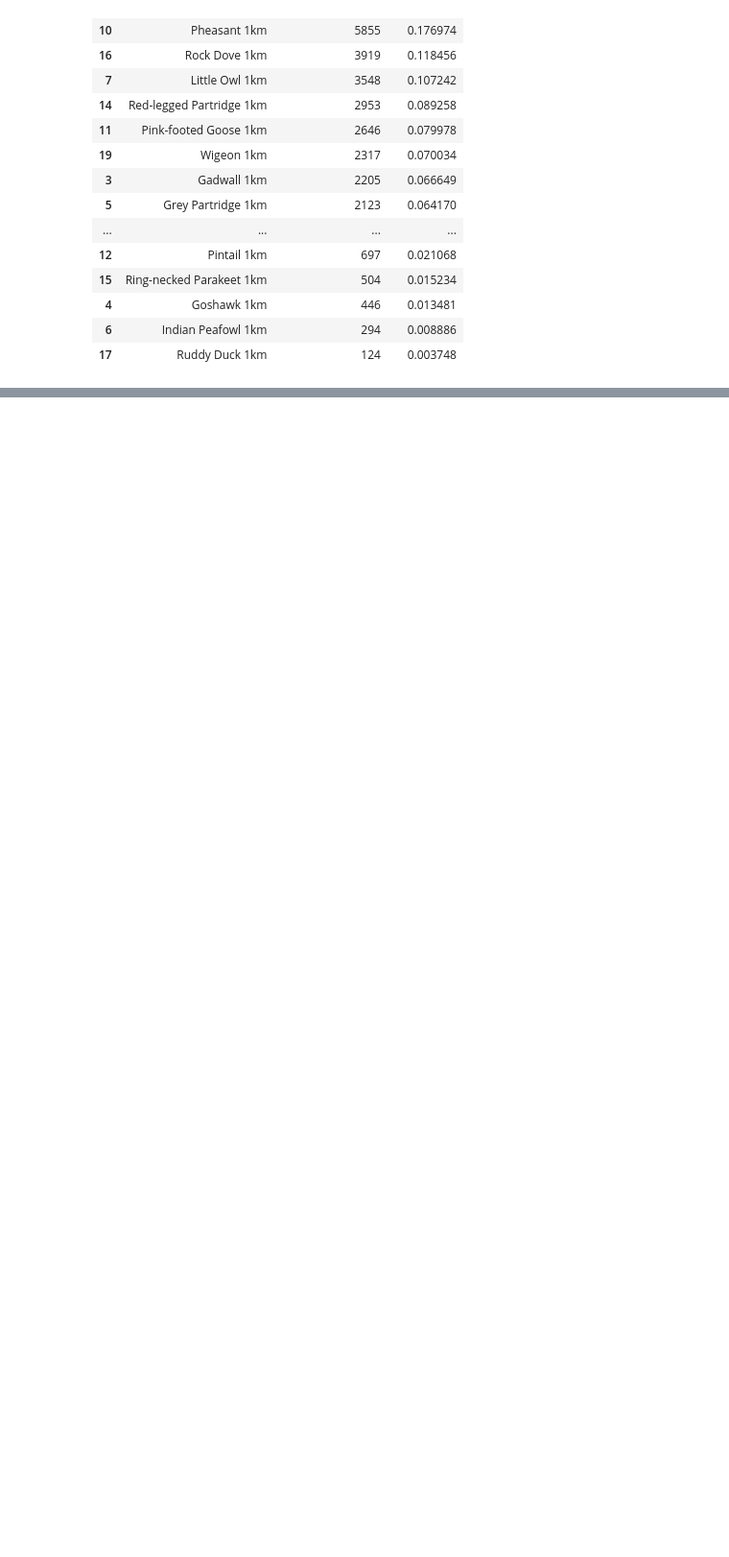
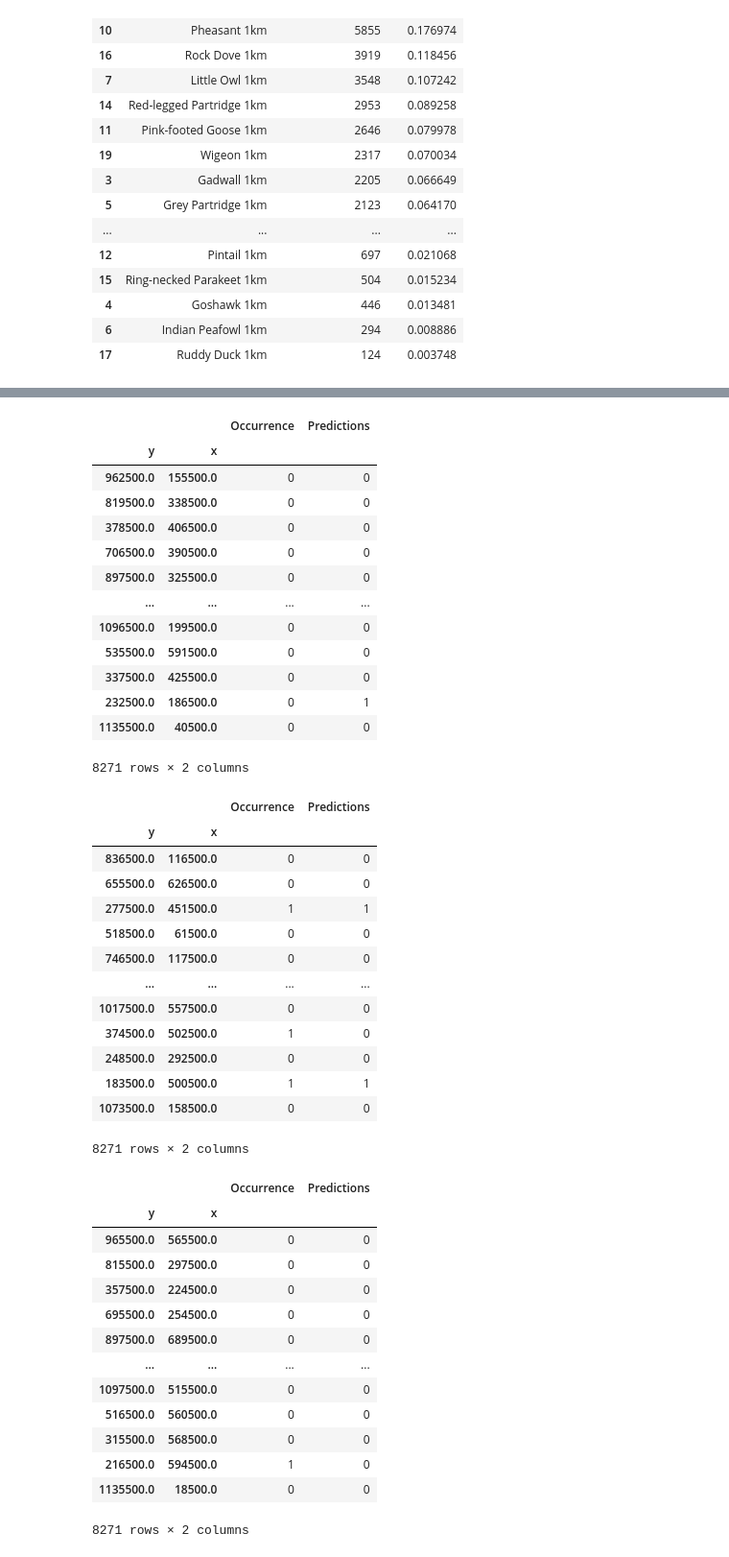
Before and after one commit to TimmoTismo/Invasive-Species-Distribution-Modelling, a Jupyter notebook: 1km_individual_species_model.ipynb, the cells around one changed output, grey strips where cells are left out. Shown: that part at 96% size. Saved outputs shown, nothing was run; the diff lists cells and outputs as text; code cells hidden in the pictures; blank space fills up the shorter version.

```diff
--- a/1km_individual_species_model.ipynb
+++ b/1km_individual_species_model.ipynb
@@ -510,0 +568,52 @@ Wigeon 1km
+# %%
+# Export predictions to CSV for QGIS
+RESULTS_PATH = 'Datasets/Machine Learning/Results/1km/'
+for dict in df_dicts:
+    # Join with y_test datafram
+    result_df = dict['y_test']
+    result_df['Predictions'] = dict['predictions_smote']
+    display(result_df)
+    result_df.to_csv(RESULTS_PATH + dict['name'] + '.csv')
+# %% [output]
+|  |  | Occurrence | Predictions |
+| y | x |  |  |
+| 962500.0 | 155500.0 | 0 | 0 |
+| 819500.0 | 338500.0 | 0 | 0 |
+| 378500.0 | 406500.0 | 0 | 0 |
+| 706500.0 | 390500.0 | 0 | 0 |
+| 897500.0 | 325500.0 | 0 | 0 |
+| ... | ... | ... | ... |
+| 1096500.0 | 199500.0 | 0 | 0 |
+| 535500.0 | 591500.0 | 0 | 0 |
+| 337500.0 | 425500.0 | 0 | 0 |
+| 232500.0 | 186500.0 | 0 | 1 |
+| 1135500.0 | 40500.0 | 0 | 0 |
+8271 rows × 2 columns
+|  |  | Occurrence | Predictions |
+| y | x |  |  |
+| 836500.0 | 116500.0 | 0 | 0 |
+| 655500.0 | 626500.0 | 0 | 0 |
+| 277500.0 | 451500.0 | 1 | 1 |
+| 518500.0 | 61500.0 | 0 | 0 |
+| 746500.0 | 117500.0 | 0 | 0 |
+| ... | ... | ... | ... |
+| 1017500.0 | 557500.0 | 0 | 0 |
+| 374500.0 | 502500.0 | 1 | 0 |
+| 248500.0 | 292500.0 | 0 | 0 |
+| 183500.0 | 500500.0 | 1 | 1 |
+| 1073500.0 | 158500.0 | 0 | 0 |
+8271 rows × 2 columns
+|  |  | Occurrence | Predictions |
+| y | x |  |  |
+| 965500.0 | 565500.0 | 0 | 0 |
+| 815500.0 | 297500.0 | 0 | 0 |
+| 357500.0 | 224500.0 | 0 | 0 |
+| 695500.0 | 254500.0 | 0 | 0 |
+| 897500.0 | 689500.0 | 0 | 0 |
+| ... | ... | ... | ... |
+| 1097500.0 | 515500.0 | 0 | 0 |
+| 516500.0 | 560500.0 | 0 | 0 |
+| 315500.0 | 568500.0 | 0 | 0 |
+| 216500.0 | 594500.0 | 1 | 0 |
+| 1135500.0 | 18500.0 | 0 | 0 |
+8271 rows × 2 columns
```
Also changed, not shown: parts of 9 cells of this notebook, 2 other files.
